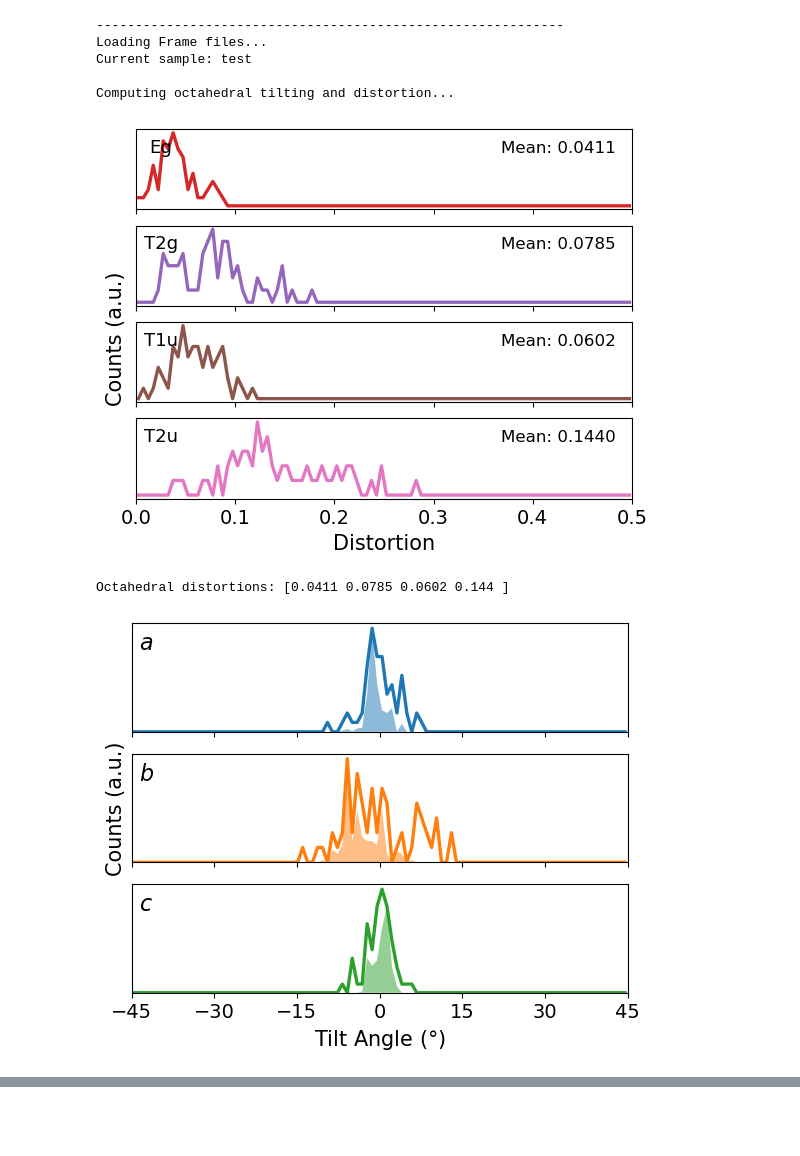
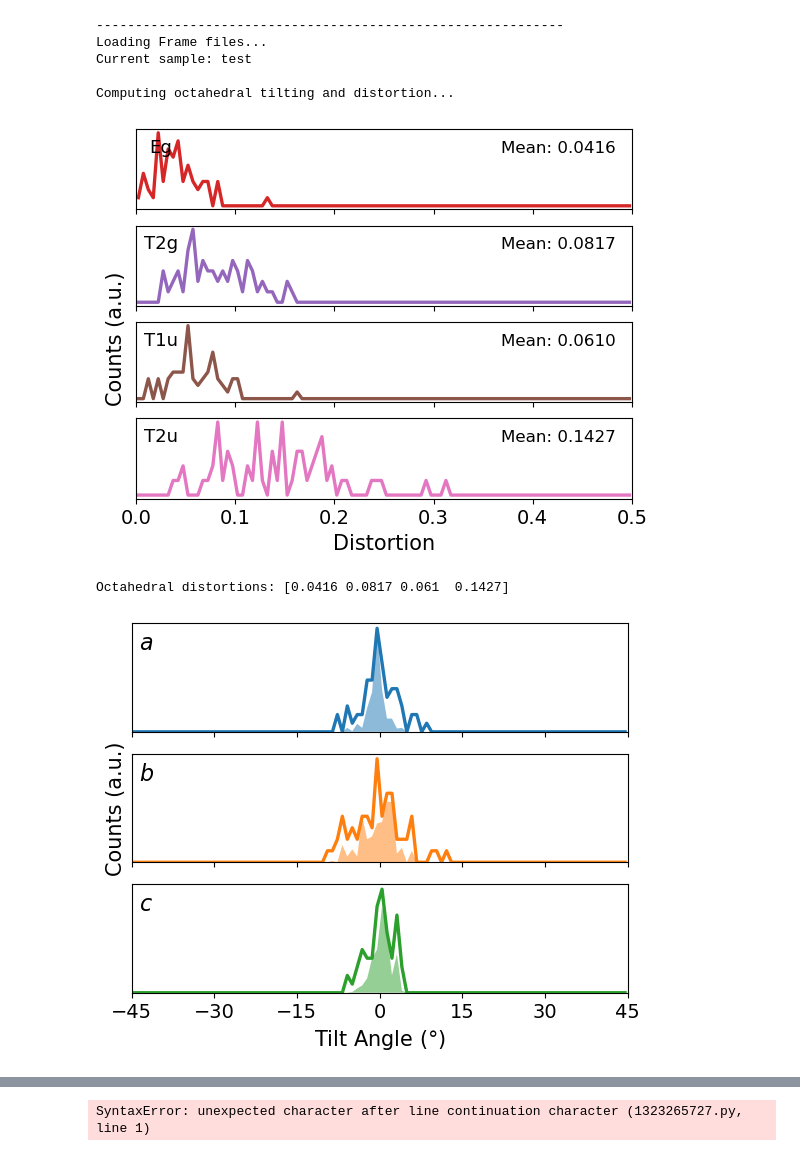
Before and after one commit to SAMAece/Jupyterlab, a Jupyter notebook: Used/tilting/tilting_correlation.ipynb, the cells around one changed output, grey strips where cells are left out. Saved outputs shown, nothing was run; the diff lists cells and outputs as text; code cells hidden in the pictures; blank space fills up the shorter version.

```diff
--- a/Used/tilting/tilting_correlation.ipynb
+++ b/Used/tilting/tilting_correlation.ipynb
@@ -1,17 +1,17 @@
 # %%
 from pdyna.core import Frame
 import numpy as np
 
-frame1 = Frame("poscar", "CONTCAR_Br6I6")
+frame1 = Frame("poscar", "CONTCAR_Br5I7")
 
 frame1.analysis()
 avg_tilt = np.abs(frame1.Tilting).mean(axis=0)
 # %% [output]
 ------------------------------------------------------------
 Loading Frame files...
 Current sample: test
 
 Computing octahedral tilting and distortion...
-[figure, old version]
+[figure, new version]
-Octahedral distortions: [0.0411 0.0785 0.0602 0.144 ]
+Octahedral distortions: [0.0416 0.0817 0.061  0.1427]
-[figure, old version]
+[figure, new version]
@@ -26 +26,24 @@ Total:                 00:00:01
 ------------------------------------------------------------
+# %%
+\begin{table}[]
+\centering
+\caption{}
+\label{tab:my-table}
+\begin{tabular}{lll|l}
+\hline
+\multicolumn{1}{c}{}                           & Tilt class & Tilts  & Space group \\
+\multicolumn{1}{c}{$\ce{FAPb(Br1/12I11/12)3}$} & [-1 -1 0]  & a-a-b0 &             \\
+$\ce{FAPb(Br2/12I10/12)3}$                     & [-1 -1 0]  & a-a-b- &             \\ \hline
+$\ce{FAPb(Br3/12I9/12)3}$                      & [0 0 0]    & a0b-a+ &             \\
+$\ce{FAPb(Br4/12I8/12)3}$                      & [-1 0 0]   & a-b0c+ &             \\
+$\ce{FAPb(Br5/12I7/12)3}$                      & [-1 0 0]   & a-b0c+ &             \\ \hline
+$\ce{FAPb(Br6/12I6/12)3}$                      & [-1 -1 1]  & a-b-c+ &             \\
+$\ce{FAPb(Br7/12I5/12)3}$                      & [-1 0 0]   & a-b-c+ &             \\
+$\ce{FAPb(Br8/12I4/12)3}$                      & [0 0 0]    & a0a0b+ &             \\ \hline
+$\ce{FAPb(Br9/12I3/12)3}$                      & [0 -1 0]   & a+b-c- &             \\
+$\ce{FAPb(Br10/12I2/12)3}$                     & [0 0 0]    & a0a0a0 &             \\
+$\ce{FAPb(Br11/12I1/12)3}$                     & [0 0 -1]   & a-a-b- &
+\end{tabular}
+\end{table}
+# %% [output]
+SyntaxError: unexpected character after line continuation character (1323265727.py, line 1)
```
Also changed, not shown: parts of 1 cell of this notebook.
